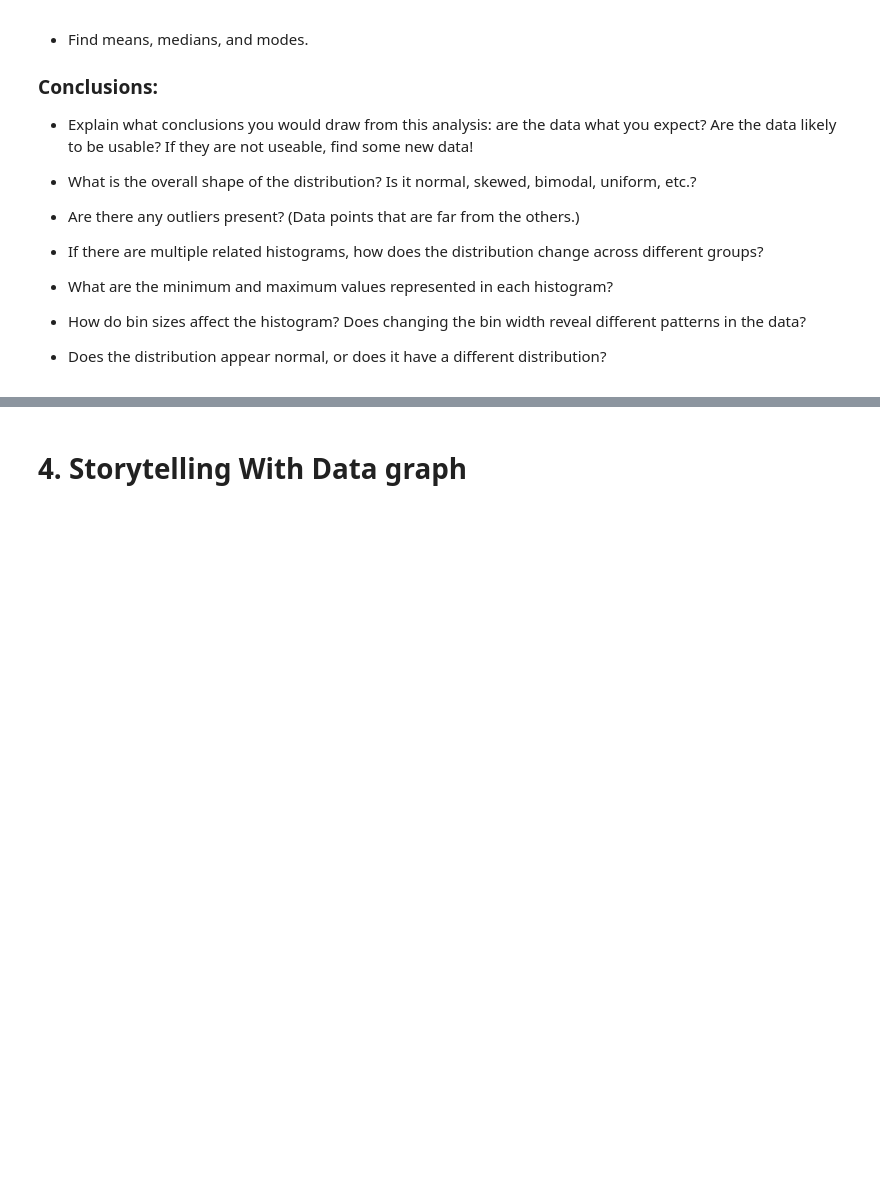
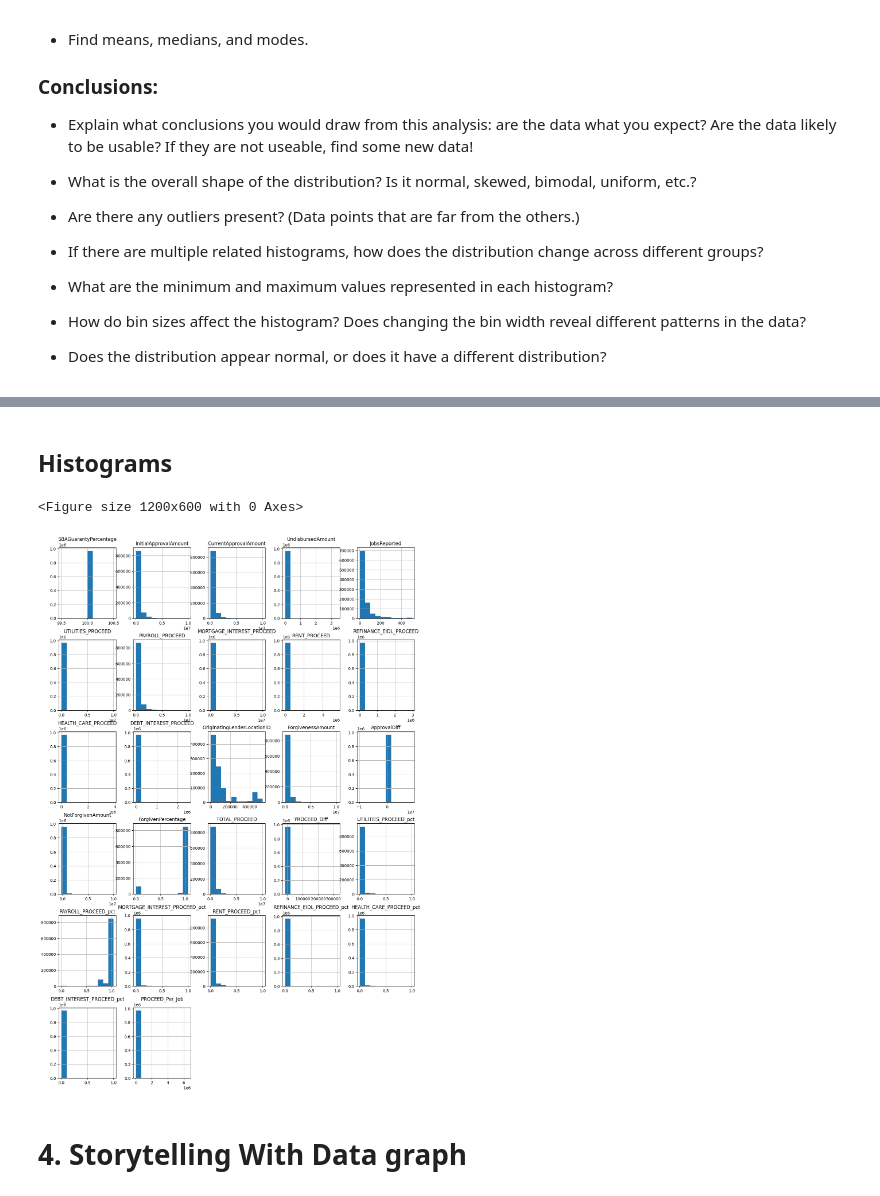
Before and after one commit to calebhadley1/Module-B-semester-2, a Jupyter notebook: OMDS-ModB2-Week4-Hadley-Caleb.ipynb, the cells around one changed output, grey strips where cells are left out. Drawn from its saved outputs; the diff is of its cells as text; code cells hidden in the pictures; blank space fills up the shorter version.

```diff
--- a/OMDS-ModB2-Week4-Hadley-Caleb.ipynb
+++ b/OMDS-ModB2-Week4-Hadley-Caleb.ipynb
@@ -69,0 +72,3 @@ This week, you will do the same types of exercises as last week, but you should
+# %%
+df = pd.read_csv(f"C:/Users/caleb/Downloads/ppploan/ppp_over_150k.csv")
+df
@@ -69,0 +123,4 @@ This week, you will do the same types of exercises as last week, but you should
+# %%
+df_replaced = df.replace([np.inf, -np.inf], np.nan)
+# %% [markdown]
+## Histograms
@@ -70,3 +171,10 @@ This week, you will do the same types of exercises as last week, but you should
+# %%
+plt.figure(figsize=(12, 6))
+df_replaced.hist(column=hist_cols, figsize=(16, 24))
+None
+# %% [output]
+<Figure size 1200x600 with 0 Axes>
+[figure, added]
 # %% [markdown]
 # 4. Storytelling With Data graph
 # %% [markdown]
```
Also changed, not shown: parts of 7 cells of this notebook.
